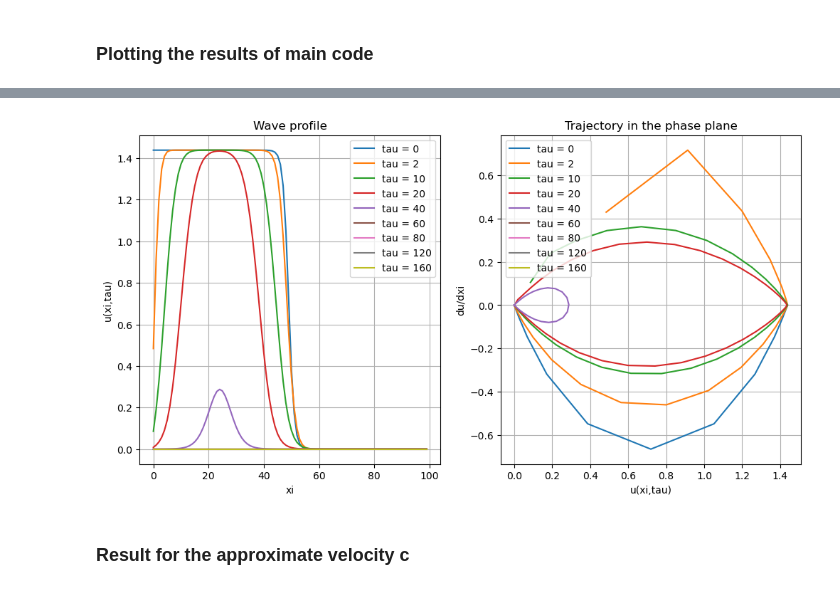
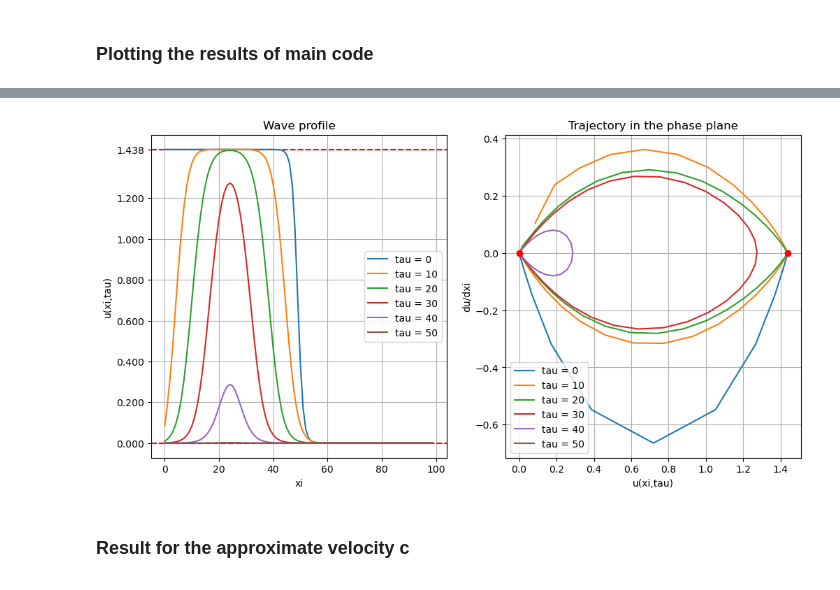
Before and after one commit to 19winston84/GU_FIM740_BC, a Jupyter notebook: Assignment 2/Problem2.1.b.ii.ipynb, the cells around one changed output, grey strips where cells are left out. Drawn from its saved outputs; the diff is of its cells as text; code cells hidden in the pictures.

```diff
--- a/Assignment 2/Problem2.1.b.ii.ipynb
+++ b/Assignment 2/Problem2.1.b.ii.ipynb
@@ -4,7 +4,7 @@ import matplotlib.pyplot as plt
 # %%
 # Parameters
 Length = 100
-Time = 10000
+Time = 25000
 rho = 0.5
 q = 8
 dt = 1 / (rho * 100)
@@ -75,9 +75,24 @@ for t in range(1,Time):
 
 
 # Time steps to plot the u(x,t) function
-showInits = [0,100,500,1000,2000,3000,4000,6000,8000]
-
+#showInits = [0,100,500,1000,2000,3000,4000,6000,8000]
+#showInits = [1000]
+showInits = [0,500,1000,1500,2000,2500,3000]
 # taking the derivative of u with respect to x
 martixPhaseSpace = uPrimeRespectX(matrixSpaceTime)
 # %% [markdown]
 ### Plotting the results of main code
+# %%
+plt.axhline(y=1.4384, color='red', linestyle='--')
+plt.axhline(y=0, color='red', linestyle='--')
+for i in range(len(showInits)):
+    plt.plot(matrixSpaceTime[showInits[i],:], label='tau = ' + str(int(showInits[i]*dt)))
+plt.legend()
+plt.xlabel('xi')
+plt.ylabel('u(xi,tau)')
+plt.title('Population expansion in space and time')
+
+plt.yticks([0.0, 0.2, 0.4, 0.6, 0.8, 1.0, 1.2, 1.4384])
+
+plt.grid()
+plt.show()
@@ -84,28 +101,34 @@ martixPhaseSpace = uPrimeRespectX(matrixSpaceTime)
 # %%
 plt.figure(figsize=(12, 6))
 
 plt.subplot(1, 2, 1)
+plt.axhline(y=1.4384, color='red', linestyle='--')
+plt.axhline(y=0, color='red', linestyle='--')
 for i in range(len(showInits)):
     plt.plot(matrixSpaceTime[showInits[i],:], label='tau = ' + str(int(showInits[i]*dt)))
 plt.legend()
 plt.xlabel('xi')
 plt.ylabel('u(xi,tau)')
 plt.title('Wave profile')
+
+plt.yticks([0.0, 0.2, 0.4, 0.6, 0.8, 1.0, 1.2, 1.4384])
 plt.grid()
 
 plt.subplot(1, 2, 2)
 # plot u vs du/dx
 for i in range(len(showInits)):
     plt.plot(matrixSpaceTime[showInits[i],:], martixPhaseSpace[showInits[i],:], label='tau = ' + str(int(showInits[i]*dt)))
 plt.legend()
 plt.xlabel('u(xi,tau)')
 plt.ylabel('du/dxi')
 plt.title('Trajectory in the phase plane')
+plt.plot(0, 0, 'ro')
+plt.plot(1.4384, 0, 'ro')
 plt.grid()
 
 plt.show()
 # %% [output]
-[figure, old version]
+[figure, new version]
 # %% [markdown]
 ### Result for the approximate velocity c
 # %%
```
Also changed, not shown: parts of 1 cell of this notebook, 14 other files.
